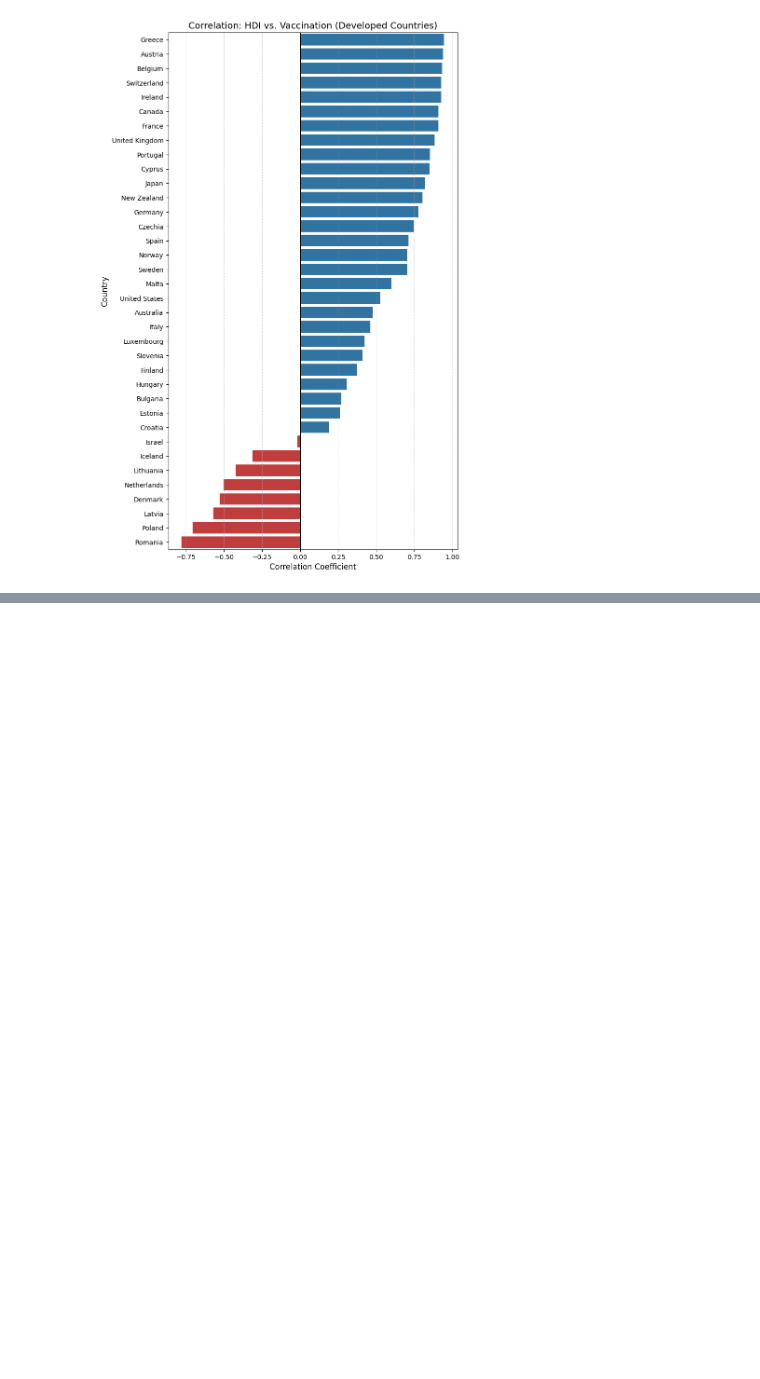
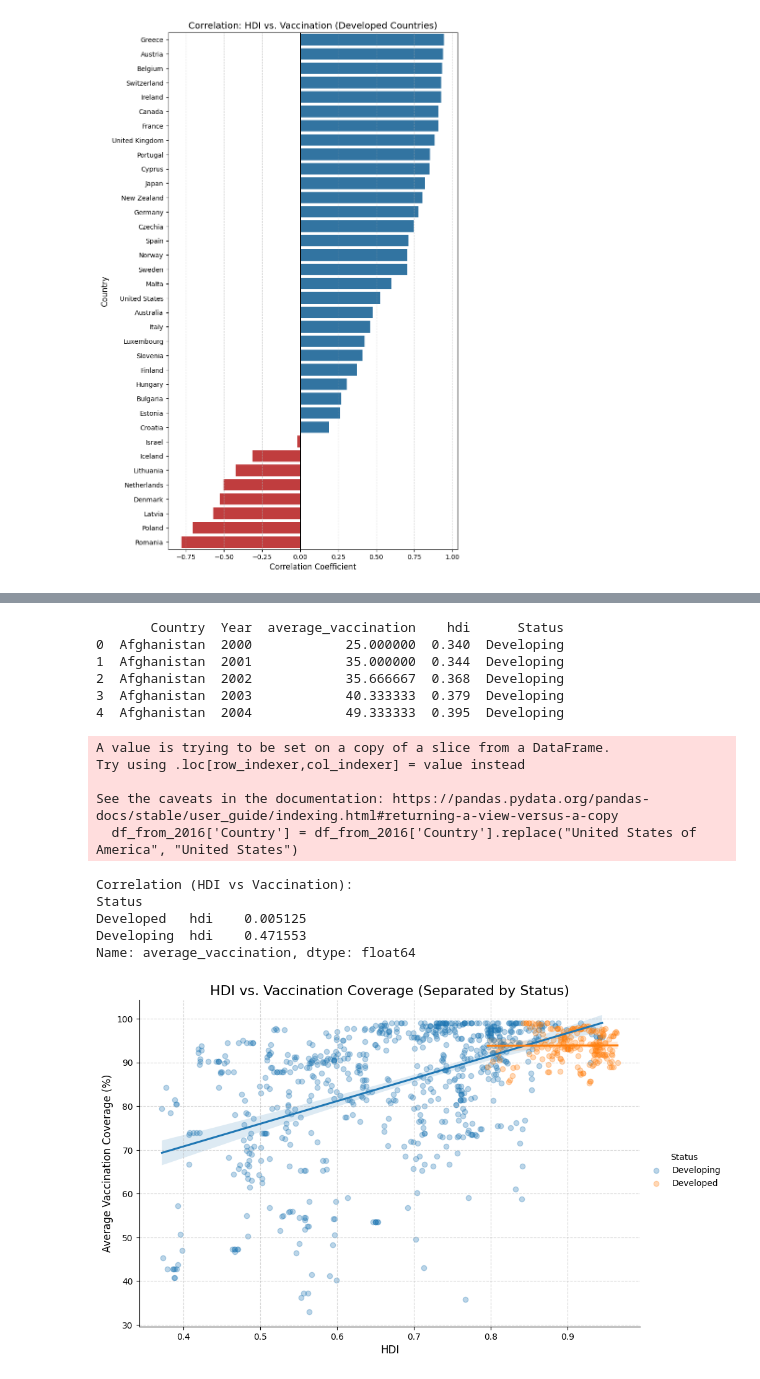
Before and after one commit to ShazaAbdallah/Data-management-236003, a Jupyter notebook: Project/project-updated.ipynb, the cells around one changed output, grey strips where cells are left out. Cells and saved outputs as stored; diff of their text form; code cells hidden in the pictures; blank space fills up the shorter version.

```diff
--- a/Project/project-updated.ipynb
+++ b/Project/project-updated.ipynb
@@ -722,0 +1008,65 @@ Passing `palette` without assigning `hue` is deprecated and will be removed in v
+# %%
+df_status = df[['Country', 'Status']].drop_duplicates()
+
+combined_df_with_status = pd.merge(
+    combined_df,
+    df_status,
+    left_on=['Country'],
+    right_on=['Country'],
+    how='inner'
+)
+
+combined_df_with_status = combined_df_with_status[['Country', 'Year', 'average_vaccination', 'hdi', 'Status']]
+
+print(combined_df_with_status.head())
+# %% [output]
+       Country  Year  average_vaccination    hdi      Status
+0  Afghanistan  2000            25.000000  0.340  Developing
+1  Afghanistan  2001            35.000000  0.344  Developing
+2  Afghanistan  2002            35.666667  0.368  Developing
+3  Afghanistan  2003            40.333333  0.379  Developing
+4  Afghanistan  2004            49.333333  0.395  Developing
+# %%
+import pandas as pd
+import seaborn as sns
+import matplotlib.pyplot as plt
+import numpy as np
+
+df_from_2016 = combined_df_with_status.loc[combined_df_with_status['Year'] >= 2016]
+df_from_2016['Country'] = df_from_2016['Country'].replace("United States of America", "United States")
+
+# 3. Calculate Correlations for each group
+stats = df_from_2016.groupby('Status')[['hdi', 'average_vaccination']].corr().iloc[0::2, -1]
+print("Correlation (HDI vs Vaccination):")
+print(stats)
+
+# 4. Plot
+# lmplot draws scatter plots with regression lines for each 'hue' category
+sns.lmplot(
+    data=df_from_2016,
+    x='hdi',
+    y='average_vaccination',
+    hue='Status',
+    height=6,
+    aspect=1.5,
+    scatter_kws={'alpha': 0.3}
+)
+
+plt.title('HDI vs. Vaccination Coverage (Separated by Status)', fontsize=16)
+plt.xlabel('HDI', fontsize=12)
+plt.ylabel('Average Vaccination Coverage (%)', fontsize=12)
+plt.grid(True, linestyle='--', alpha=0.5)
+
+plt.show()
+# %% [output]
+A value is trying to be set on a copy of a slice from a DataFrame.
+Try using .loc[row_indexer,col_indexer] = value instead
+
+See the caveats in the documentation: https://pandas.pydata.org/pandas-docs/stable/user_guide/indexing.html#returning-a-view-versus-a-copy
+  df_from_2016['Country'] = df_from_2016['Country'].replace("United States of America", "United States")
+Correlation (HDI vs Vaccination):
+Status
+Developed   hdi    0.005125
+Developing  hdi    0.471553
+Name: average_vaccination, dtype: float64
+[figure, added]
```
Also changed, not shown: parts of 7 cells of this notebook, 4 other files.
